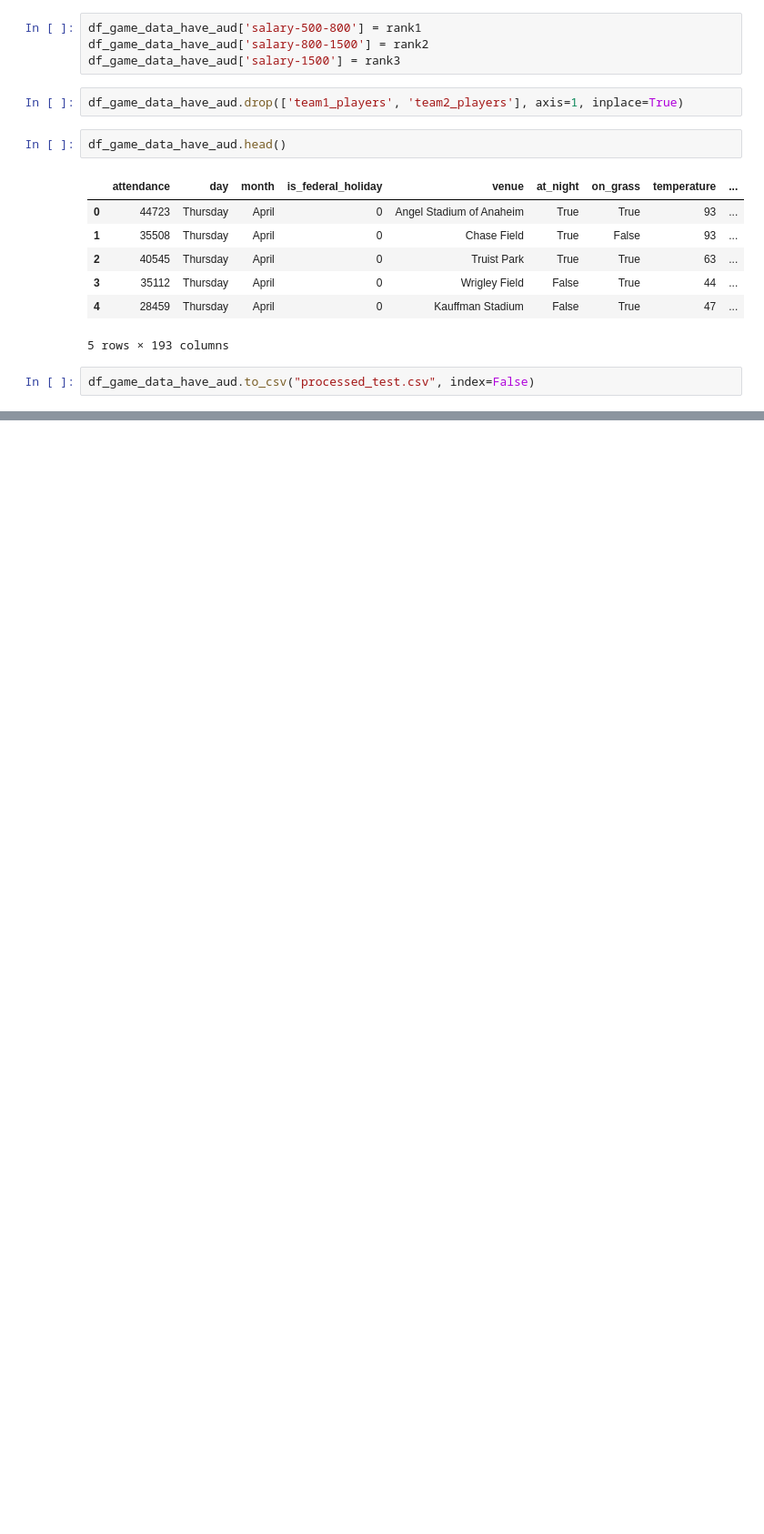
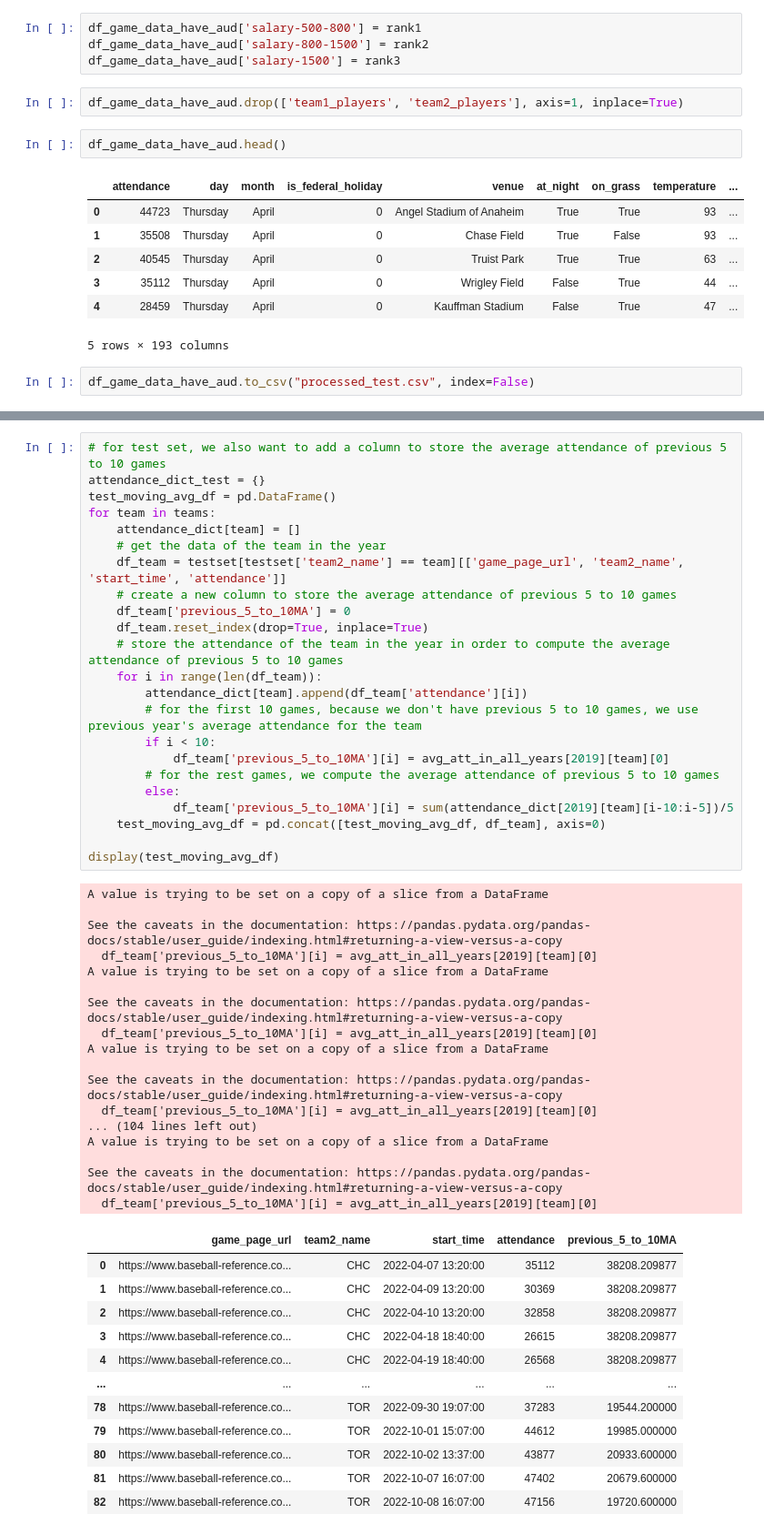
Before and after one commit to RDOGS-Friendz/SLDL-MLB-ATT-Prediction, a Jupyter notebook: statistical-learning/data_preprocessing.ipynb, the cells around one changed output, grey strips where cells are left out. Shown: that part at 91% size. Saved outputs shown, nothing was run; the diff lists cells and outputs as text; blank space fills up the shorter version.

```diff
--- a/statistical-learning/data_preprocessing.ipynb
+++ b/statistical-learning/data_preprocessing.ipynb
@@ -299,0 +410,53 @@ df_game_data_have_aud.to_csv("processed_test.csv", index=False)
+# %%
+# for test set, we also want to add a column to store the average attendance of previous 5 to 10 games
+attendance_dict_test = {}
+test_moving_avg_df = pd.DataFrame()
+for team in teams:
+    attendance_dict[team] = []
+    # get the data of the team in the year
+    df_team = testset[testset['team2_name'] == team][['game_page_url', 'team2_name', 'start_time', 'attendance']]
+    # create a new column to store the average attendance of previous 5 to 10 games
+    df_team['previous_5_to_10MA'] = 0
+    df_team.reset_index(drop=True, inplace=True)
+    # store the attendance of the team in the year in order to compute the average attendance of previous 5 to 10 games
+    for i in range(len(df_team)):
+        attendance_dict[team].append(df_team['attendance'][i])
+        # for the first 10 games, because we don't have previous 5 to 10 games, we use previous year's average attendance for the team
+        if i < 10:
+            df_team['previous_5_to_10MA'][i] = avg_att_in_all_years[2019][team][0]
+        # for the rest games, we compute the average attendance of previous 5 to 10 games
+        else:
+            df_team['previous_5_to_10MA'][i] = sum(attendance_dict[2019][team][i-10:i-5])/5
+    test_moving_avg_df = pd.concat([test_moving_avg_df, df_team], axis=0)
+
+display(test_moving_avg_df)
+# %% [output]
+A value is trying to be set on a copy of a slice from a DataFrame
+
+See the caveats in the documentation: https://pandas.pydata.org/pandas-docs/stable/user_guide/indexing.html#returning-a-view-versus-a-copy
+  df_team['previous_5_to_10MA'][i] = avg_att_in_all_years[2019][team][0]
+A value is trying to be set on a copy of a slice from a DataFrame
+
+See the caveats in the documentation: https://pandas.pydata.org/pandas-docs/stable/user_guide/indexing.html#returning-a-view-versus-a-copy
+  df_team['previous_5_to_10MA'][i] = avg_att_in_all_years[2019][team][0]
+A value is trying to be set on a copy of a slice from a DataFrame
+
+See the caveats in the documentation: https://pandas.pydata.org/pandas-docs/stable/user_guide/indexing.html#returning-a-view-versus-a-copy
+  df_team['previous_5_to_10MA'][i] = avg_att_in_all_years[2019][team][0]
+... (104 lines left out)
+A value is trying to be set on a copy of a slice from a DataFrame
+
+See the caveats in the documentation: https://pandas.pydata.org/pandas-docs/stable/user_guide/indexing.html#returning-a-view-versus-a-copy
+  df_team['previous_5_to_10MA'][i] = avg_att_in_all_years[2019][team][0]
+|  | game_page_url | team2_name | start_time | attendance | previous_5_to_10MA |
+| 0 | https://www.baseball-reference.co... | CHC | 2022-04-07 13:20:00 | 35112 | 38208.209877 |
+| 1 | https://www.baseball-reference.co... | CHC | 2022-04-09 13:20:00 | 30369 | 38208.209877 |
+| 2 | https://www.baseball-reference.co... | CHC | 2022-04-10 13:20:00 | 32858 | 38208.209877 |
+| 3 | https://www.baseball-reference.co... | CHC | 2022-04-18 18:40:00 | 26615 | 38208.209877 |
+| 4 | https://www.baseball-reference.co... | CHC | 2022-04-19 18:40:00 | 26568 | 38208.209877 |
+| ... | ... | ... | ... | ... | ... |
+| 78 | https://www.baseball-reference.co... | TOR | 2022-09-30 19:07:00 | 37283 | 19544.200000 |
+| 79 | https://www.baseball-reference.co... | TOR | 2022-10-01 15:07:00 | 44612 | 19985.000000 |
+| 80 | https://www.baseball-reference.co... | TOR | 2022-10-02 13:37:00 | 43877 | 20933.600000 |
+| 81 | https://www.baseball-reference.co... | TOR | 2022-10-07 16:07:00 | 47402 | 20679.600000 |
+| 82 | https://www.baseball-reference.co... | TOR | 2022-10-08 16:07:00 | 47156 | 19720.600000 |
```
Also changed, not shown: parts of 9 cells of this notebook, 2 other files.
